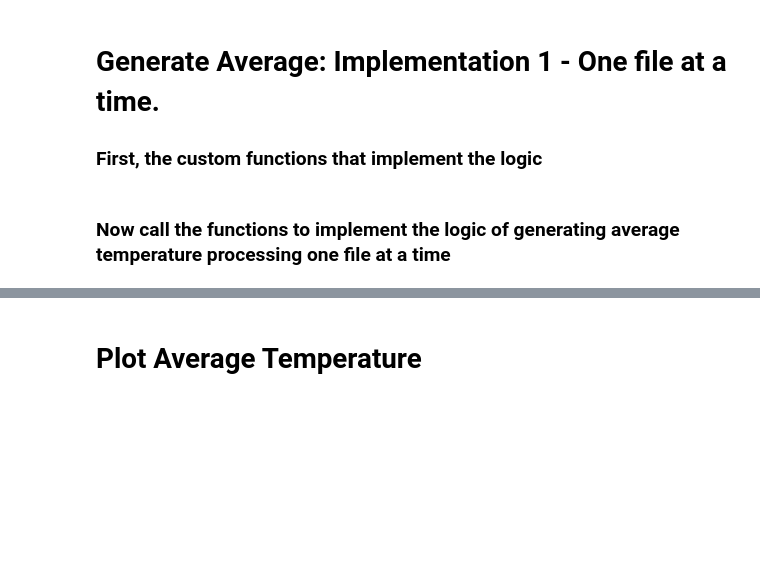
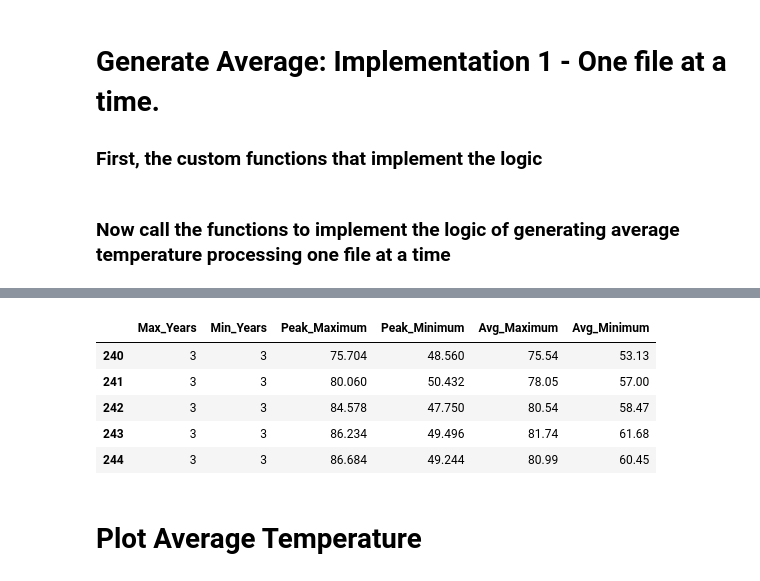
Before and after one commit to KorayKinik/heat-extremes-CMIP6, a Jupyter notebook: Ravi/Seattle_Region_Average.ipynb, the cells around one changed output, grey strips where cells are left out. Drawn from its saved outputs; the diff is of its cells as text; code cells hidden in the pictures; blank space fills up the shorter version.

```diff
--- a/Ravi/Seattle_Region_Average.ipynb
+++ b/Ravi/Seattle_Region_Average.ipynb
@@ -361,6 +399,15 @@ Complete execution time (mins) 0.77
 | 363 | 3 | 3 | 49.712 | 31.730 | 46.18 | 37.32 |
 | 364 | 3 | 3 | 49.802 | 28.958 | 45.87 | 35.85 |
 365 rows × 6 columns
+# %%
+ds_record.iloc[240:245,:]
+# %% [output]
+|  | Max_Years | Min_Years | Peak_Maximum | Peak_Minimum | Avg_Maximum | Avg_Minimum |
+| 240 | 3 | 3 | 75.704 | 48.560 | 75.54 | 53.13 |
+| 241 | 3 | 3 | 80.060 | 50.432 | 78.05 | 57.00 |
+| 242 | 3 | 3 | 84.578 | 47.750 | 80.54 | 58.47 |
+| 243 | 3 | 3 | 86.234 | 49.496 | 81.74 | 61.68 |
+| 244 | 3 | 3 | 86.684 | 49.244 | 80.99 | 60.45 |
 # %% [markdown]
 # Plot Average Temperature
 # %%
```
Also changed, not shown: parts of 19 cells of this notebook.
